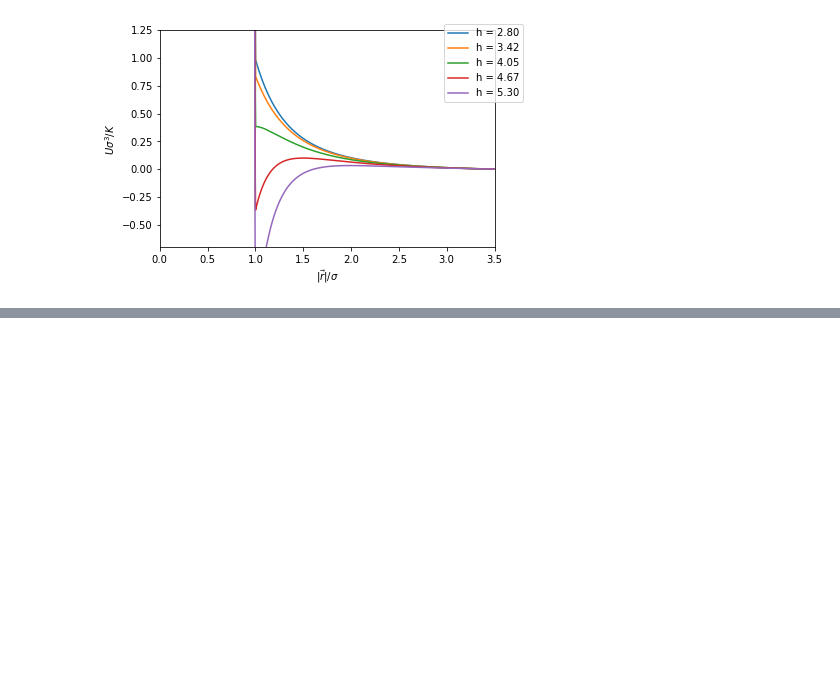
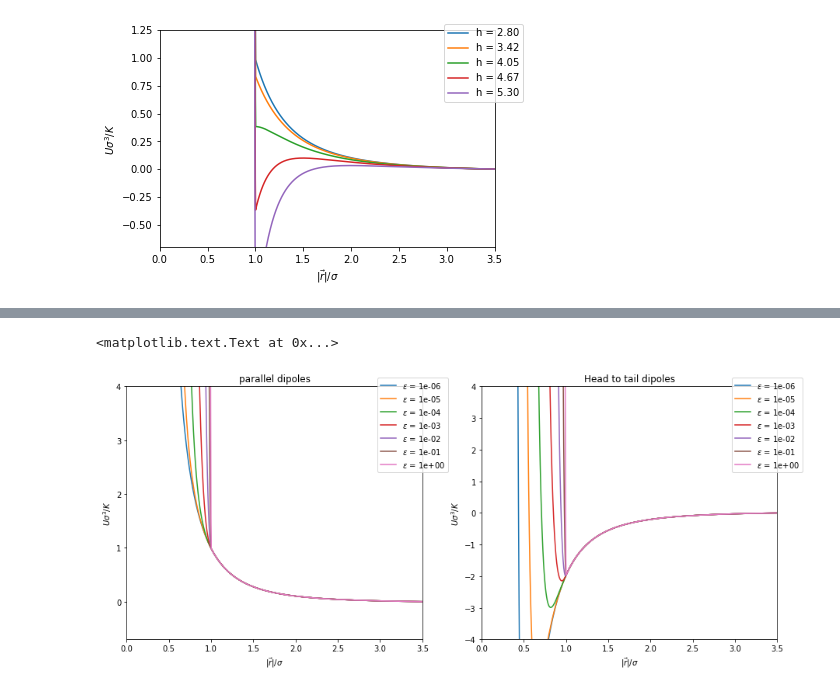
Before and after one commit to aortiza/Notes, a Jupyter notebook: SimulationsOfDimerSystem/SimulationsOfDimerSystem-6-InteractionPotential.ipynb, the cells around one changed output, grey strips where cells are left out. Saved outputs shown, nothing was run; the diff lists cells and outputs as text; code cells hidden in the pictures; blank space fills up the shorter version.

```diff
--- a/SimulationsOfDimerSystem/SimulationsOfDimerSystem-6-InteractionPotential.ipynb
+++ b/SimulationsOfDimerSystem/SimulationsOfDimerSystem-6-InteractionPotential.ipynb
@@ -151,0 +173,22 @@ plt.ylabel("$U\sigma^3/K$")
+# %%
+E = np.logspace(-6,0,7)
+
+N = 1000
+U1 = np.empty([N,np.size(E)])
+r1 = np.empty([N,np.size(E)])
+
+U2 = np.empty([N,np.size(E)])
+r2 = np.empty([N,np.size(E)])
+
+for i,e in enumerate(E):
+
+    sim.field_parameters.lj_parameters[0] = e
+    trj = sim.generate_interaction_series([10,0,0],1000,[0,0,0])
+    idx = pd.IndexSlice
+    U1[:,i], rvec = potential(trj.loc[idx[:,1],('fx','fy','fz')],trj.loc[idx[:,1],('x','y','z')])
+    r1[:,i] = np.sqrt(rvec[:,0]**2 + rvec[:,1]**2 + rvec[:,2]**2)
+
+    trj = sim.generate_interaction_series([0,0,10],1000,[0,0,0])
+    idx = pd.IndexSlice
+    U2[:,i], rvec = potential(trj.loc[idx[:,1],('fx','fy','fz')],trj.loc[idx[:,1],('x','y','z')])
+    r2[:,i] = np.sqrt(rvec[:,0]**2 + rvec[:,1]**2 + rvec[:,2]**2)
@@ -151,0 +210,21 @@ plt.ylabel("$U\sigma^3/K$")
+# %%
+fig, (ax1,ax2) = plt.subplots(1,2,figsize=(15,6))
+
+ax1.plot(r2/sgm,U1*(sgm**3)/K)
+ax1.set_ylim([-0.7,4])
+ax1.set_xlim([0,3.5])
+ax1.legend(["$\epsilon$ = %2.0e"%(i) for i in E],bbox_to_anchor=(1.1, 1.05))
+ax1.set_xlabel("$|\\vec{r}| / \sigma$")
+ax1.set_ylabel("$U\sigma^3/K$")
+ax1.set_title("parallel dipoles")
+
+ax2.plot(r2/sgm,U2*(sgm**3)/K)
+ax2.set_ylim([-4,4])
+ax2.set_xlim([0,3.5])
+ax2.legend(["$\epsilon$ = %2.0e"%(i) for i in E],bbox_to_anchor=(1.1, 1.05))
+ax2.set_xlabel("$|\\vec{r}| / \sigma$")
+ax2.set_ylabel("$U\sigma^3/K$")
+ax2.set_title("Head to tail dipoles")
+# %% [output]
+<matplotlib.text.Text at 0x...>
+[figure, added]
```
Also changed, not shown: parts of 8 cells of this notebook.
